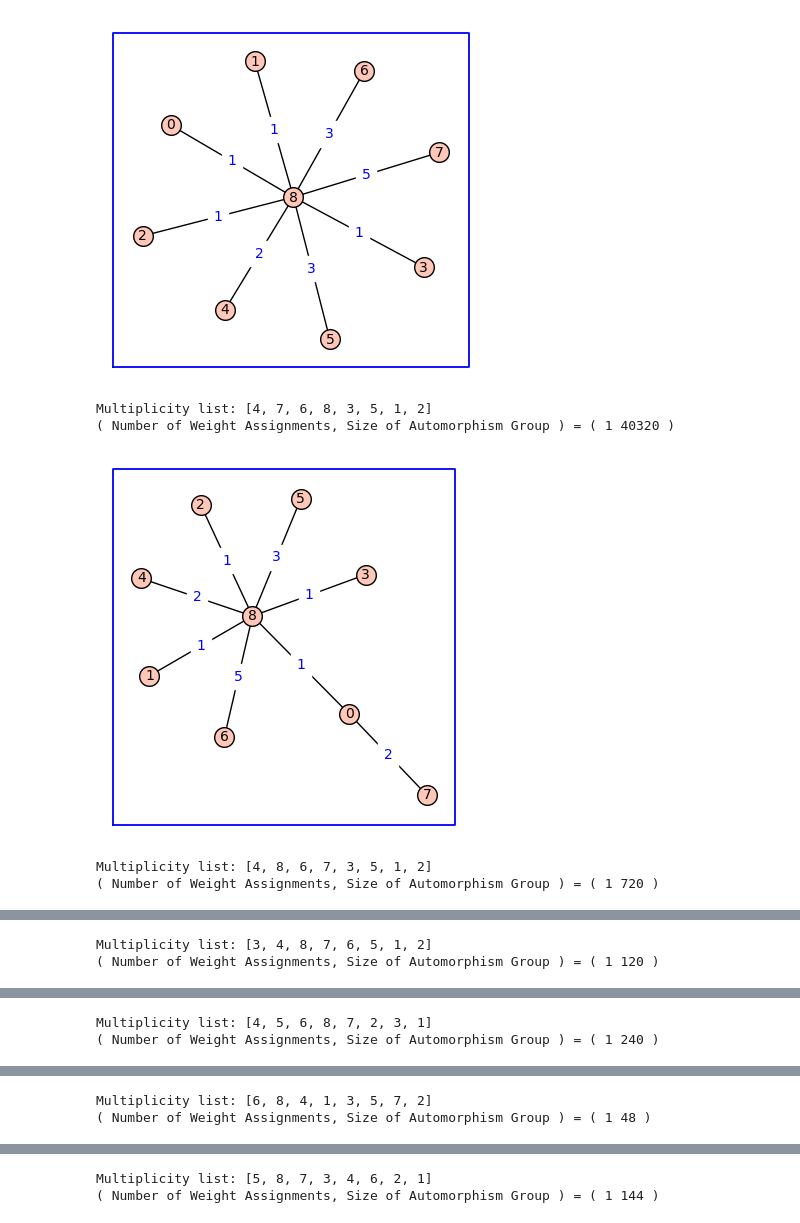
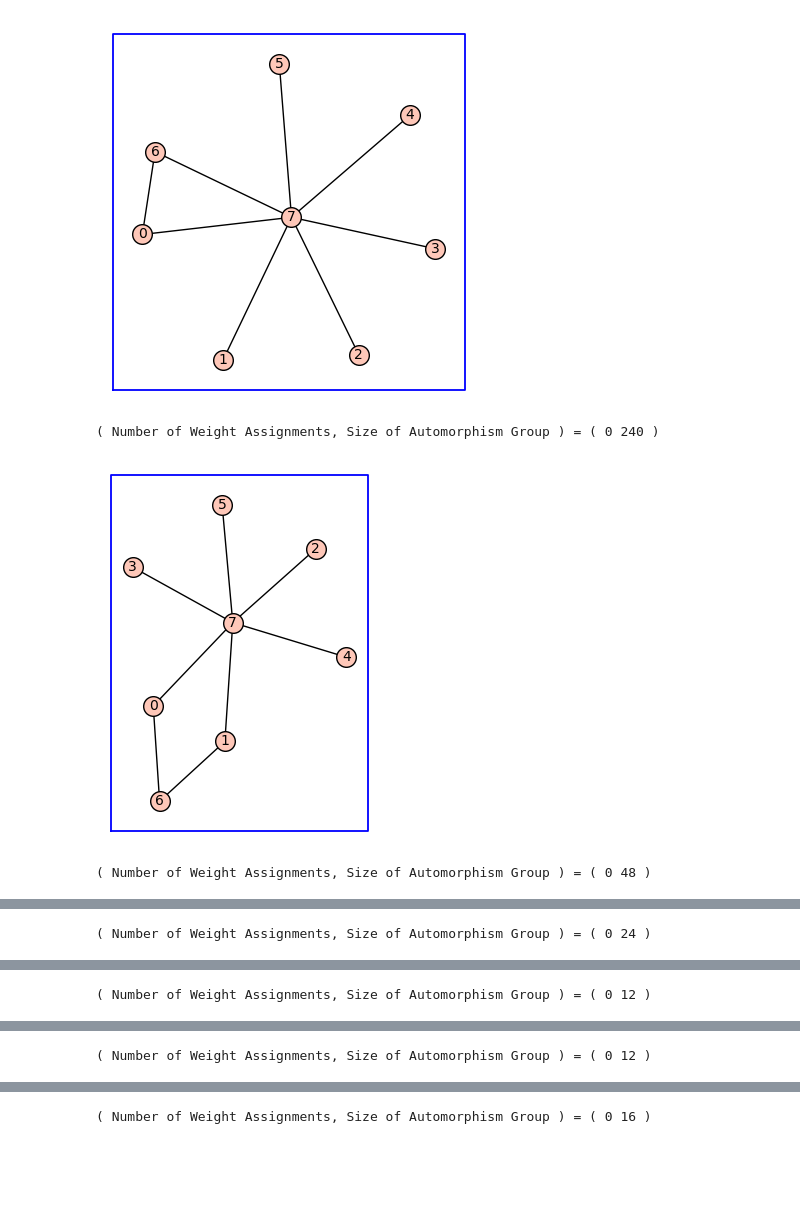
Before and after one commit to taogaede/PhD, a Jupyter notebook: GraphSearch/SmallCCGSearch.ipynb, the cells around one changed output, grey strips where cells are left out. Cells and saved outputs as stored; diff of their text form; code cells hidden in the pictures; blank space fills up the shorter version.

```diff
--- a/GraphSearch/SmallCCGSearch.ipynb
+++ b/GraphSearch/SmallCCGSearch.ipynb
@@ -39,10 +39,10 @@ def checkUniformMultiplicityCondition(Mult):
     return isUniform
 
 
-n = 9  #number of vertices (Remember to also change numVertices in the "nauty_geng" argument)
+n = 8  #number of vertices (Remember to also change numVertices in the "nauty_geng" argument)
 e = 8  #number of edges (Remember to also change numEdges in the "nauty_geng" argument)
-r = 7  #weights are chosen in {1,2,...,r}.  Note r must be at least 2 for the DeBruijn method above to work.
-Graphs = graphs.nauty_geng("9 8:8 -c") #Generates all connected graphs on specified numVertices and numEdges ***Must input actual value of vertices and edges in argument: ("numVertices numEdges:numEdges -c").  "-c" restricts to connected graphs.
+r = 6  #weights are chosen in {1,2,...,r}.  Note r must be at least 2 for the DeBruijn method above to work.
+Graphs = graphs.nauty_geng("8 8:8 -c") #Generates all connected graphs on specified numVertices and numEdges ***Must input actual value of vertices and edges in argument: ("numVertices numEdges:numEdges -c").  "-c" restricts to connected graphs.
 rArySequences = allRarySequences(e,r) #Makes all r-ary sequences (+1 to each entry) using DeBruijn sequence method above.
 if r == 1:
     allOnes = [1 for i in range(e)]
@@ -56,43 +56,41 @@ for G in Graphs:
                 break
             #I couldn't find a good weighted graph distance package, so I just subdivided edges in G a number of times equal to the edge weight.  I think this approach is not too inefficient.
             #Edge weight assignment
             H = G.copy()
             edgeCounter = 0
             for u in range(0,n):
                 for v in range(u+1,n):
                     if G.has_edge(u,v):
                         #print(edgeCounter)
                         if r>1:
                             H.subdivide_edge((u,v),weightAssignment[edgeCounter]-1)
                         G.set_edge_label(u,v,weightAssignment[edgeCounter])
                         edgeCounter = edgeCounter+1
             if sage.graphs.distances_all_pairs.diameter(H, algorithm='2sweep', source=None) <= n-1:
                 #Calculating distances
                 dist = floyd_warshall(H, paths=false, distances=true)
                 #Calculating Multiplicity List
                 Mult = calculateMultiplicityList(dist)
 
                 #Option 1: Checking whether distances satisfy CC condition
                 #If weight assignment works on G, then print relevant info and show weighted graph.
-                if checkCCCondition(Mult) == true:
+                #if checkCCCondition(Mult) == true:
+                    #G.show(vertex_labels=True, edge_labels=True, graph_border=True, figsize=[4,4])
+                    #print("Multiplicity list:", Mult)
+                    #numberOfWorkingWeightAssignments = numberOfWorkingWeightAssignments+1
+
+                #Option 2: Checks for Uniform Multiplicity Property
+                if checkUniformMultiplicityCondition(Mult) == true:
                     G.show(vertex_labels=True, edge_labels=True, graph_border=True, figsize=[4,4])
                     print("Multiplicity list:", Mult)
                     numberOfWorkingWeightAssignments = numberOfWorkingWeightAssignments+1
-
-                #Option 2: Checks for Uniform Multiplicity Property
-                #if checkUniformMultiplicityCondition(Mult) == true:
-                    #G.show(vertex_labels=True, edge_labels=True, graph_border=True, figsize=[4,4])
-                    #print("Multiplicity list:", Mult)
-                    #numberOfWorkingWeightAssignments = numberOfWorkingWeightAssignments+1
 
         #If no weight assignment works, then just print the graph without edge weights.
         if numberOfWorkingWeightAssignments == 0:
             G.show(vertex_labels=True, edge_labels=False, graph_border=True, figsize=[4,4])
         print("( Number of Weight Assignments, Size of Automorphism Group ) = (",numberOfWorkingWeightAssignments, sizeOfAutomorphismGroup,")")
 # %% [output]
-[figure, old version]
+[figure, new version]
-Multiplicity list: [4, 7, 6, 8, 3, 5, 1, 2]
-( Number of Weight Assignments, Size of Automorphism Group ) = ( 1 40320 )
+( Number of Weight Assignments, Size of Automorphism Group ) = ( 0 240 )
-[figure, old version]
+[figure, new version]
-Multiplicity list: [4, 8, 6, 7, 3, 5, 1, 2]
-( Number of Weight Assignments, Size of Automorphism Group ) = ( 1 720 )
+( Number of Weight Assignments, Size of Automorphism Group ) = ( 0 48 )
@@ -100,2 +98 @@ Multiplicity list: [4, 8, 6, 7, 3, 5, 1, 2]
-Multiplicity list: [3, 4, 8, 7, 6, 5, 1, 2]
-( Number of Weight Assignments, Size of Automorphism Group ) = ( 1 120 )
+( Number of Weight Assignments, Size of Automorphism Group ) = ( 0 24 )
@@ -103,2 +100 @@ Multiplicity list: [3, 4, 8, 7, 6, 5, 1, 2]
-Multiplicity list: [4, 5, 6, 8, 7, 2, 3, 1]
-( Number of Weight Assignments, Size of Automorphism Group ) = ( 1 240 )
+( Number of Weight Assignments, Size of Automorphism Group ) = ( 0 12 )
@@ -106,2 +102 @@ Multiplicity list: [4, 5, 6, 8, 7, 2, 3, 1]
-Multiplicity list: [6, 8, 4, 1, 3, 5, 7, 2]
-( Number of Weight Assignments, Size of Automorphism Group ) = ( 1 48 )
+( Number of Weight Assignments, Size of Automorphism Group ) = ( 0 12 )
@@ -109,2 +104 @@ Multiplicity list: [6, 8, 4, 1, 3, 5, 7, 2]
-Multiplicity list: [5, 8, 7, 3, 4, 6, 2, 1]
-( Number of Weight Assignments, Size of Automorphism Group ) = ( 1 144 )
+( Number of Weight Assignments, Size of Automorphism Group ) = ( 0 16 )
```
Also changed, not shown: parts of 1 cell of this notebook, 5 other files.
